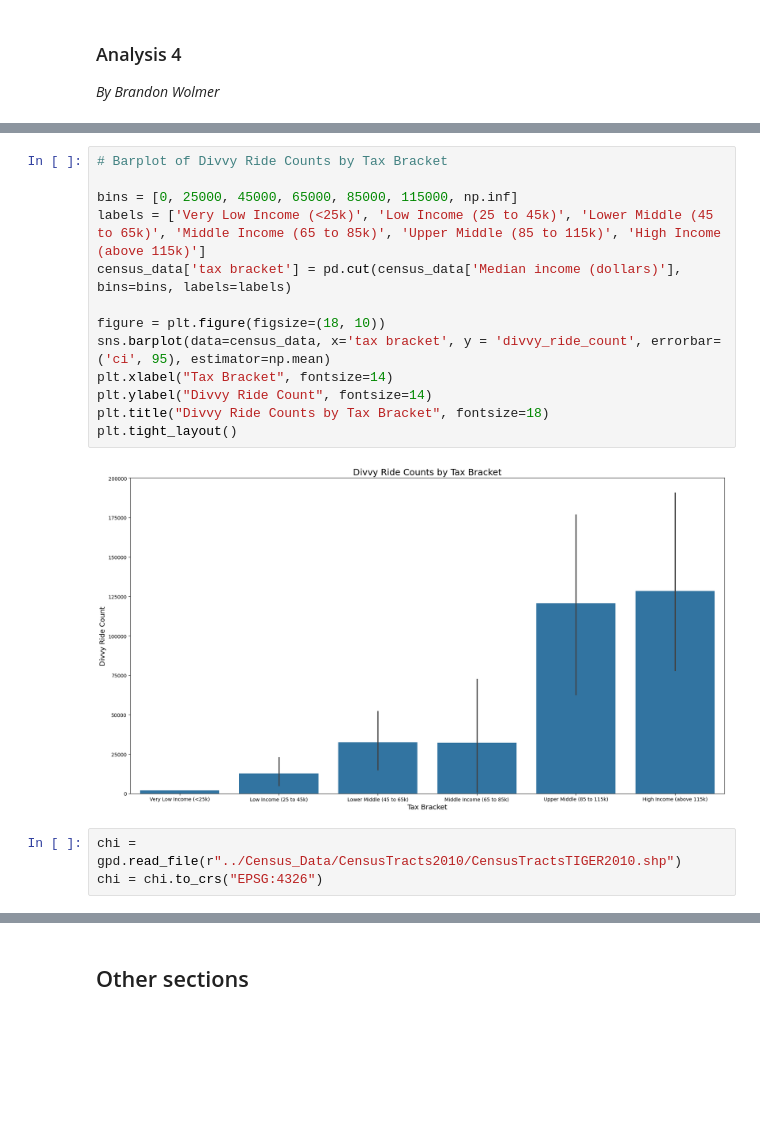
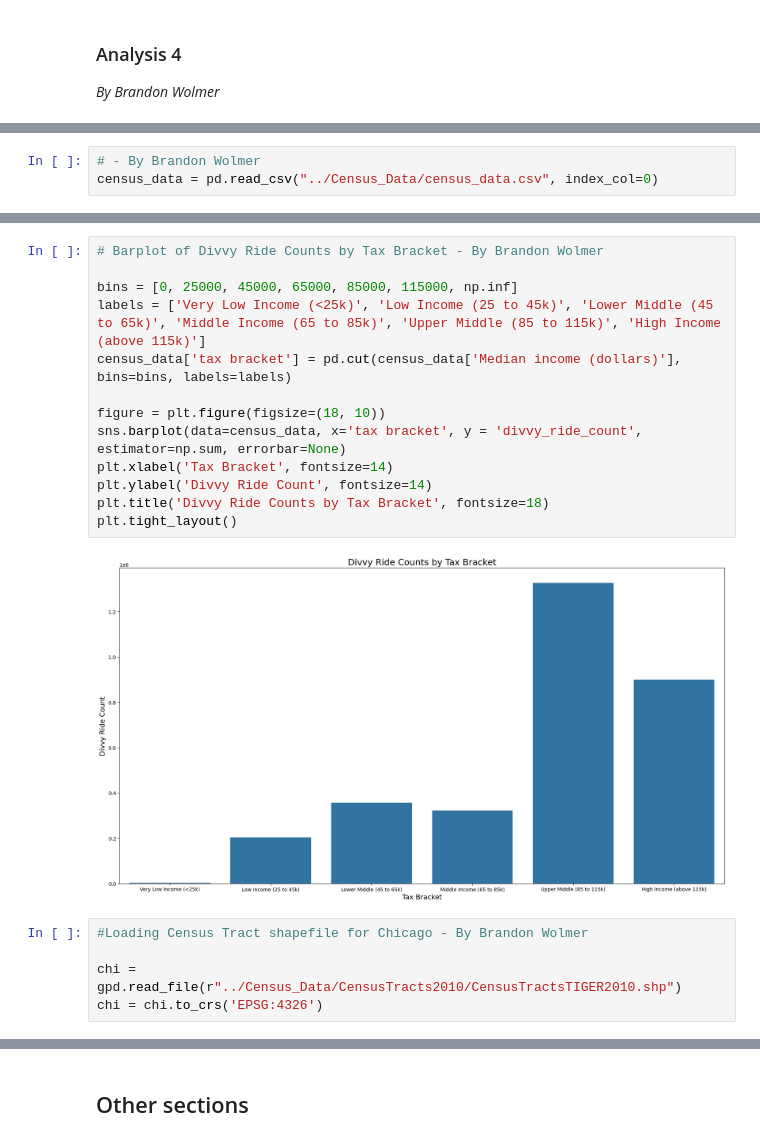
Before and after one commit to JonasGoldberg18/STAT303_Final_Project, a Jupyter notebook: Project Code Template.ipynb, the cells around one changed output, grey strips where cells are left out. Drawn from its saved outputs; the diff is of its cells as text; blank space fills up the shorter version.

```diff
--- a/Project Code Template.ipynb
+++ b/Project Code Template.ipynb
@@ -1272,2 +1310,5 @@ census_data.head()
 census_data.to_csv("../Census_Data/census_data.csv")
+# %%
+# - By Brandon Wolmer
+census_data = pd.read_csv("../Census_Data/census_data.csv", index_col=0)
 # %%
@@ -1324,19 +1351,21 @@ plt.tight_layout()
 # %%
-# Barplot of Divvy Ride Counts by Tax Bracket
+# Barplot of Divvy Ride Counts by Tax Bracket - By Brandon Wolmer
 
 bins = [0, 25000, 45000, 65000, 85000, 115000, np.inf]
 labels = ['Very Low Income (<25k)', 'Low Income (25 to 45k)', 'Lower Middle (45 to 65k)', 'Middle Income (65 to 85k)', 'Upper Middle (85 to 115k)', 'High Income (above 115k)']
 census_data['tax bracket'] = pd.cut(census_data['Median income (dollars)'], bins=bins, labels=labels)
 
 figure = plt.figure(figsize=(18, 10))
-sns.barplot(data=census_data, x='tax bracket', y = 'divvy_ride_count', errorbar=('ci', 95), estimator=np.mean)
-plt.xlabel("Tax Bracket", fontsize=14)
-plt.ylabel("Divvy Ride Count", fontsize=14)
-plt.title("Divvy Ride Counts by Tax Bracket", fontsize=18)
+sns.barplot(data=census_data, x='tax bracket', y = 'divvy_ride_count', estimator=np.sum, errorbar=None)
+plt.xlabel('Tax Bracket', fontsize=14)
+plt.ylabel('Divvy Ride Count', fontsize=14)
+plt.title('Divvy Ride Counts by Tax Bracket', fontsize=18)
 plt.tight_layout()
 # %% [output]
-[figure, old version]
+[figure, new version]
 # %%
+#Loading Census Tract shapefile for Chicago - By Brandon Wolmer
+
 chi = gpd.read_file(r"../Census_Data/CensusTracts2010/CensusTractsTIGER2010.shp")
-chi = chi.to_crs("EPSG:4326")
+chi = chi.to_crs('EPSG:4326')
 # %%
```
Also changed, not shown: parts of 17 cells of this notebook.
